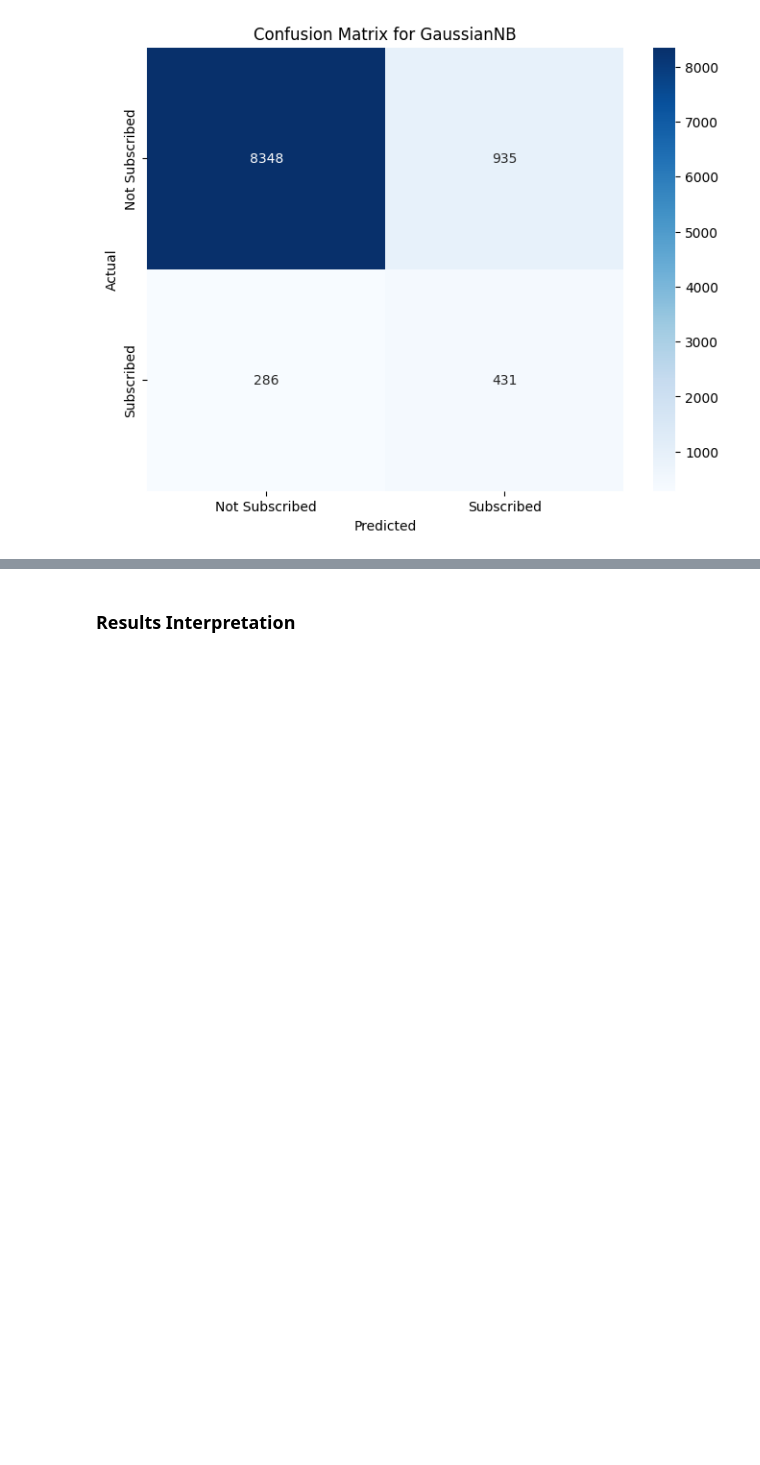
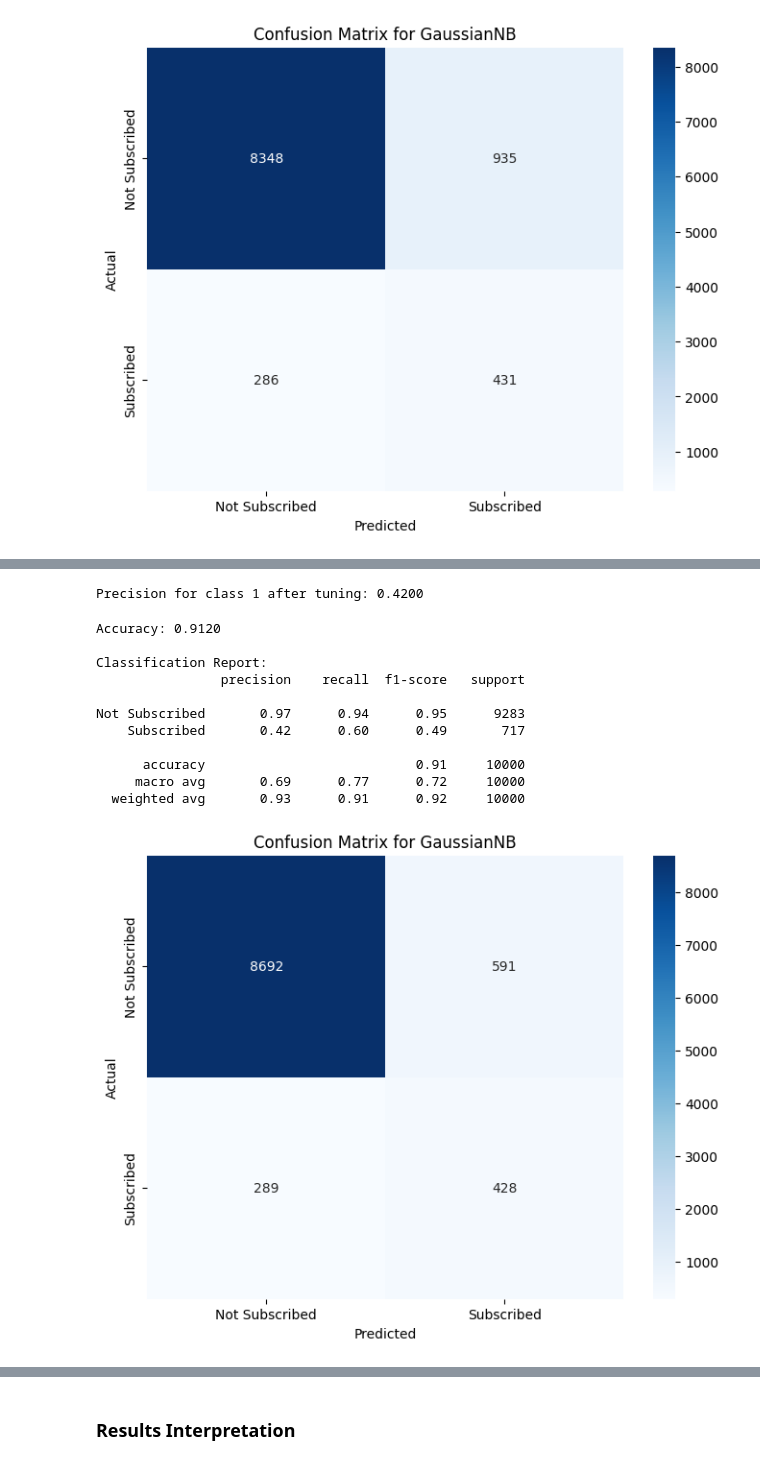
Before and after one commit to Areeb297/Term-Deposit-Marketing, a Jupyter notebook: Term_Deposit_Marketing.ipynb, the cells around one changed output, grey strips where cells are left out. Cells and saved outputs as stored; diff of their text form; code cells hidden in the pictures; blank space fills up the shorter version.

```diff
--- a/Term_Deposit_Marketing.ipynb
+++ b/Term_Deposit_Marketing.ipynb
@@ -1682,0 +1953,13 @@ Not Subscribed       0.97      0.90      0.93      9283
+# %%
+# Import necessary libraries
+from sklearn.ensemble import RandomForestClassifier
+from sklearn.metrics import accuracy_score, classification_report, confusion_matrix
+from imblearn.combine import SMOTETomek
+import seaborn as sns
+import matplotlib.pyplot as plt
+
+# Step 1: Initialize SMOTE-Tomek to balance the classes
+smote_tomek = SMOTETomek(random_state=random_seed)
+
+# Step 2: Apply SMOTE-Tomek to the training data
+X_train_resampled, y_train_resampled = smote_tomek.fit_resample(X_train, y_train)
@@ -1682,0 +2031,41 @@ Not Subscribed       0.97      0.90      0.93      9283
+# %%
+# Step 9: Make predictions on the test data
+y_pred_best = best_gaussian_nb.predict(X_test)
+
+# Step 10: Calculate the precision score for class 1 ('Subscribed') using the optimized model
+precision_class_1_best = precision_score(y_test, y_pred_best, pos_label='yes')
+
+# Print the precision score for class 1 after hyperparameter tuning
+print(f"Precision for class 1 after tuning: {precision_class_1_best:.4f}")
+# %% [output]
+Precision for class 1 after tuning: 0.4200
+# %%
+# Step 4: Calculate accuracy
+accuracy = accuracy_score(y_test, y_pred_best)
+print(f"Accuracy: {accuracy:.4f}")
+
+# Step 5: Print the classification report
+print("\nClassification Report:")
+print(classification_report(y_test, y_pred_best, target_names=['Not Subscribed', 'Subscribed']))
+
+# Step 6: Generate and display the confusion matrix
+conf_matrix = confusion_matrix(y_test, y_pred_best)
+plt.figure(figsize=(8,6))
+sns.heatmap(conf_matrix, annot=True, fmt='d', cmap='Blues', xticklabels=['Not Subscribed', 'Subscribed'], yticklabels=['Not Subscribed', 'Subscribed'])
+plt.title("Confusion Matrix for GaussianNB")
+plt.xlabel('Predicted')
+plt.ylabel('Actual')
+plt.show()
+# %% [output]
+Accuracy: 0.9120
+
+Classification Report:
+                precision    recall  f1-score   support
+
+Not Subscribed       0.97      0.94      0.95      9283
+    Subscribed       0.42      0.60      0.49       717
+
+      accuracy                           0.91     10000
+     macro avg       0.69      0.77      0.72     10000
+  weighted avg       0.93      0.91      0.92     10000
+[figure, added]
```
Also changed, not shown: parts of 69 cells of this notebook.
